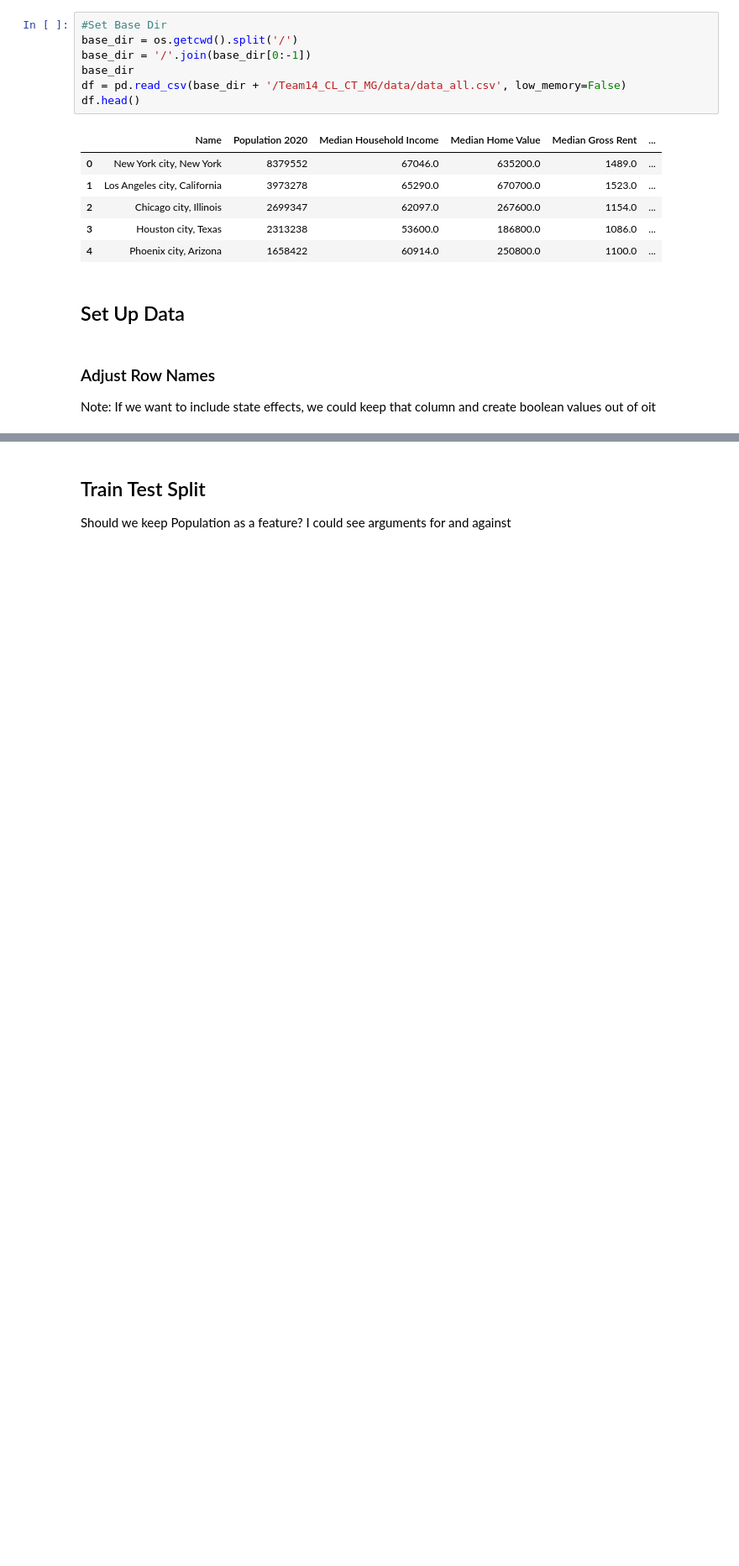
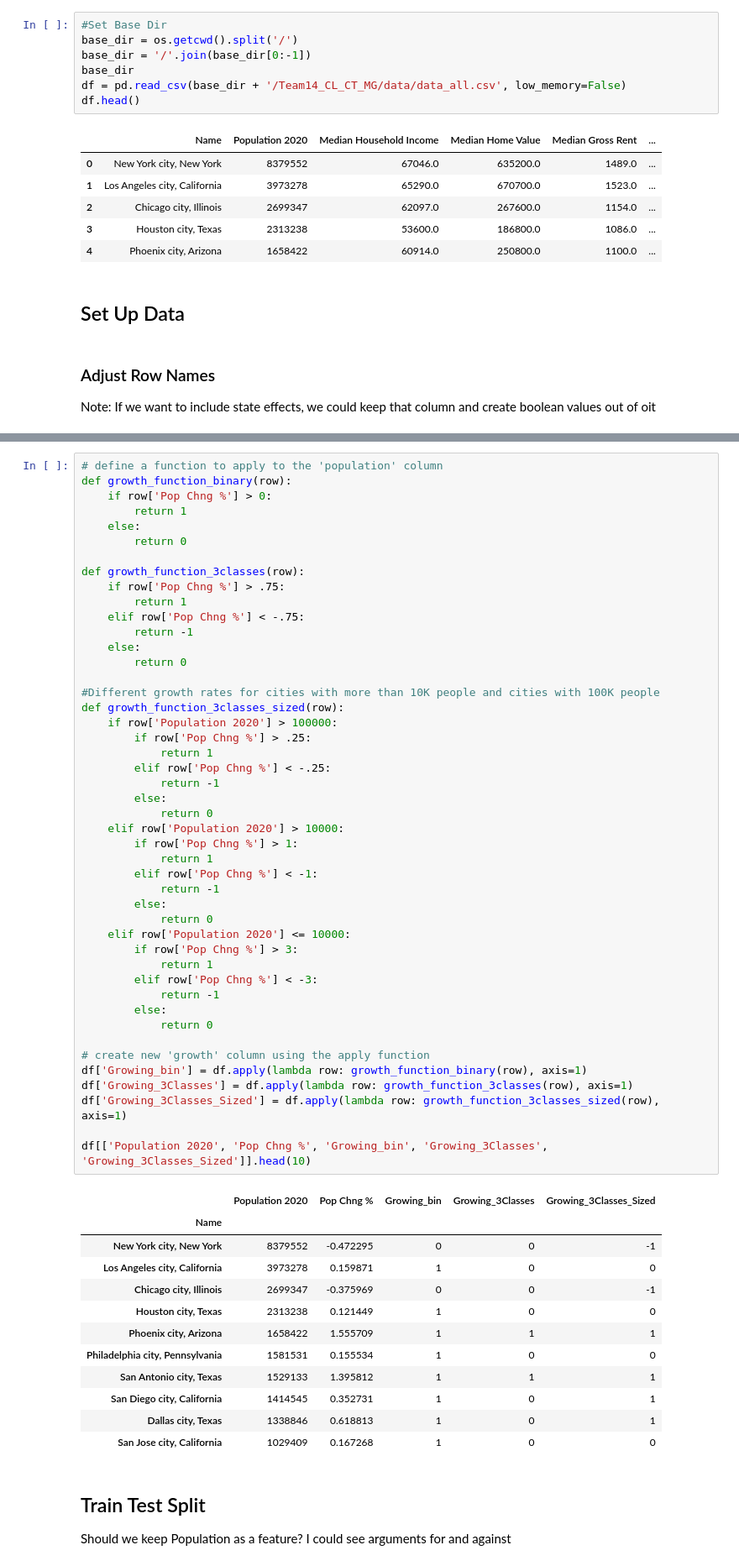
Before and after one commit to colton-lapp/DemographicChange, a Jupyter notebook: Q1_Classification.ipynb, the cells around one changed output, grey strips where cells are left out. Shown: that part at 84% size. Drawn from its saved outputs; the diff is of its cells as text; blank space fills up the shorter version.

```diff
--- a/Q1_Classification.ipynb
+++ b/Q1_Classification.ipynb
@@ -88,3 +208,62 @@ df[['Pop Chng %', 'Growing']].head(5)
+# %%
+# define a function to apply to the 'population' column
+def growth_function_binary(row):
+    if row['Pop Chng %'] > 0:
+        return 1
+    else:
+        return 0
+
+def growth_function_3classes(row):
+    if row['Pop Chng %'] > .75:
+        return 1
+    elif row['Pop Chng %'] < -.75:
+        return -1
+    else:
+        return 0
+
+#Different growth rates for cities with more than 10K people and cities with 100K people
+def growth_function_3classes_sized(row):
+    if row['Population 2020'] > 100000:
+        if row['Pop Chng %'] > .25:
+            return 1
+        elif row['Pop Chng %'] < -.25:
+            return -1
+        else:
+            return 0
+    elif row['Population 2020'] > 10000:
+        if row['Pop Chng %'] > 1:
+            return 1
+        elif row['Pop Chng %'] < -1:
+            return -1
+        else:
+            return 0
+    elif row['Population 2020'] <= 10000:
+        if row['Pop Chng %'] > 3:
+            return 1
+        elif row['Pop Chng %'] < -3:
+            return -1
+        else:
+            return 0
+
+# create new 'growth' column using the apply function
+df['Growing_bin'] = df.apply(lambda row: growth_function_binary(row), axis=1)
+df['Growing_3Classes'] = df.apply(lambda row: growth_function_3classes(row), axis=1)
+df['Growing_3Classes_Sized'] = df.apply(lambda row: growth_function_3classes_sized(row), axis=1)
+
+df[['Population 2020', 'Pop Chng %', 'Growing_bin', 'Growing_3Classes', 'Growing_3Classes_Sized']].head(10)
+# %% [output]
+|  | Population 2020 | Pop Chng % | Growing_bin | Growing_3Classes | Growing_3Classes_Sized |
+| Name |  |  |  |  |  |
+| New York city, New York | 8379552 | -0.472295 | 0 | 0 | -1 |
+| Los Angeles city, California | 3973278 | 0.159871 | 1 | 0 | 0 |
+| Chicago city, Illinois | 2699347 | -0.375969 | 0 | 0 | -1 |
+| Houston city, Texas | 2313238 | 0.121449 | 1 | 0 | 0 |
+| Phoenix city, Arizona | 1658422 | 1.555709 | 1 | 1 | 1 |
+| Philadelphia city, Pennsylvania | 1581531 | 0.155534 | 1 | 0 | 0 |
+| San Antonio city, Texas | 1529133 | 1.395812 | 1 | 1 | 1 |
+| San Diego city, California | 1414545 | 0.352731 | 1 | 0 | 1 |
+| Dallas city, Texas | 1338846 | 0.618813 | 1 | 0 | 1 |
+| San Jose city, California | 1029409 | 0.167268 | 1 | 0 | 0 |
 # %% [markdown]
 ## Train Test Split
 Should we keep Population as a feature? I could see arguments for and against
```
Also changed, not shown: parts of 32 cells of this notebook.
